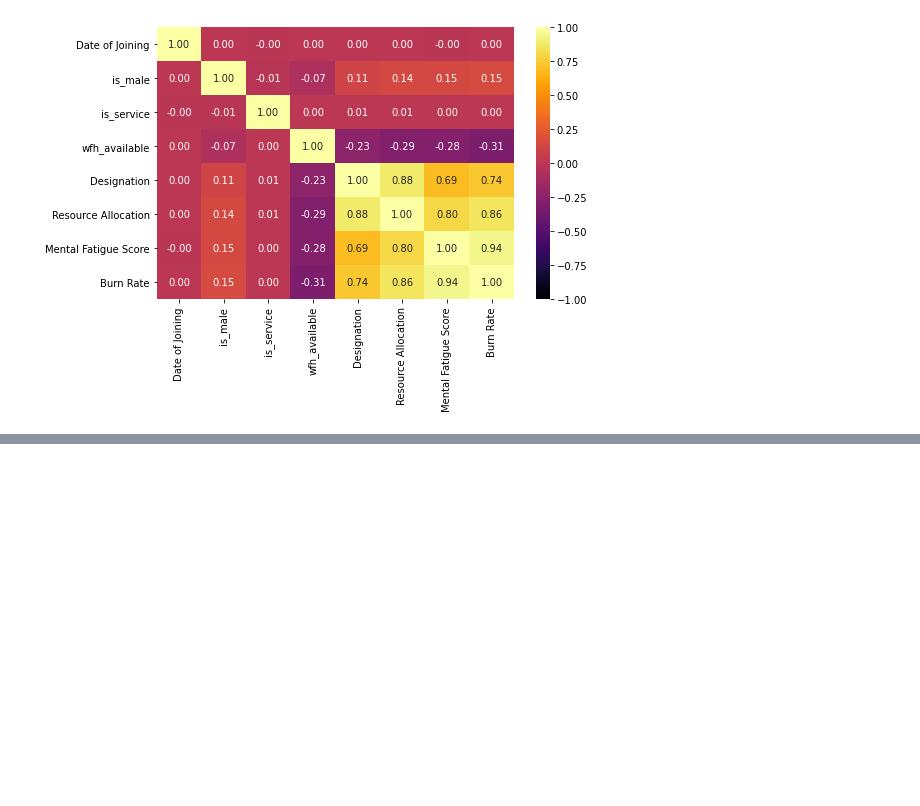
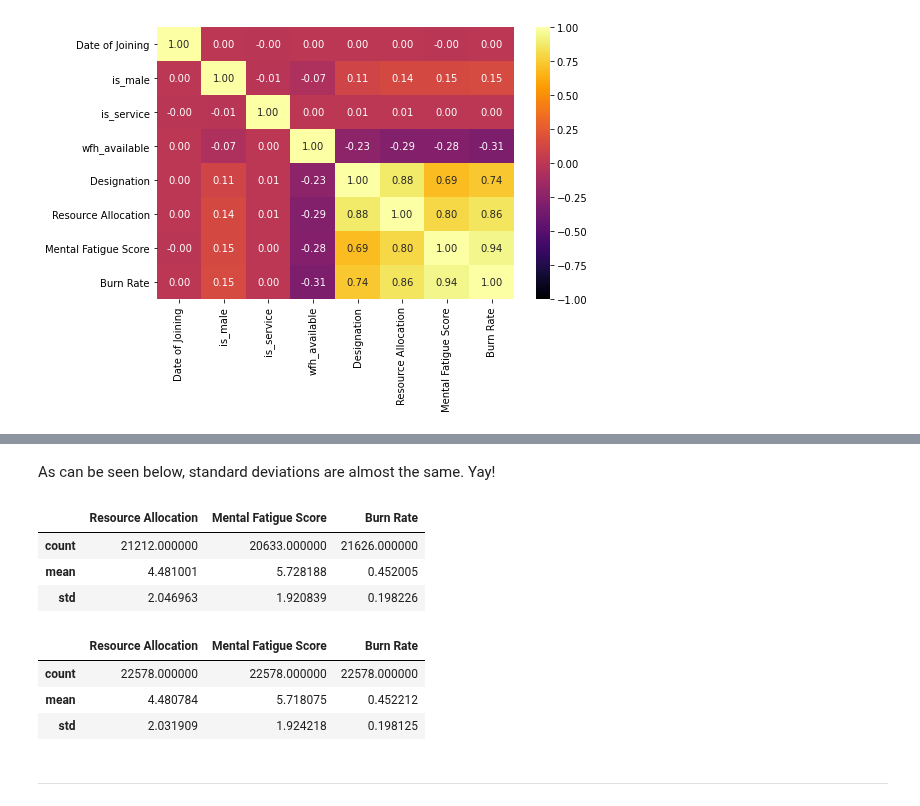
Before and after one commit to gulmert89/bootcamp_files, a Jupyter notebook: burning_out.ipynb, the cells around one changed output, grey strips where cells are left out. Drawn from its saved outputs; the diff is of its cells as text; code cells hidden in the pictures; blank space fills up the shorter version.

```diff
--- a/burning_out.ipynb
+++ b/burning_out.ipynb
@@ -214,0 +378,9 @@ plt.show()
+# %%
+for i in range(6):    # 0 to 5, Designation values
+    mean_value = train["Resource Allocation"][train["Designation"]==i].mean()
+
+    # condition: "Designation" == i AND "Resource Allocation" is NaN
+    condition = (train["Designation"]==i) & (train["Resource Allocation"].isna())
+
+    # all NaN values are converted to mean values:
+    train.loc[condition, "Resource Allocation"] = mean_value
@@ -215,3 +401,21 @@ plt.show()
+# %% [markdown]
+As can be seen below, standard deviations are almost the same. Yay!
+# %%
+describe_botox = train.describe()
+
+display(describe_original.iloc[:3, -3:])
+display(describe_botox.iloc[:3, -3:])
+# %% [output]
+|  | Resource Allocation | Mental Fatigue Score | Burn Rate |
+| count | 21212.000000 | 20633.000000 | 21626.000000 |
+| mean | 4.481001 | 5.728188 | 0.452005 |
+| std | 2.046963 | 1.920839 | 0.198226 |
+|  | Resource Allocation | Mental Fatigue Score | Burn Rate |
+| count | 22578.000000 | 22578.000000 | 22578.000000 |
+| mean | 4.480784 | 5.718075 | 0.452212 |
+| std | 2.031909 | 1.924218 | 0.198125 |
+# %% [markdown]
+***
 # %%
 """profile = ProfileReport(train, title="Profiling Report", explorative=True)
 # profile.to_file("./burning_out_report.html")
```
Also changed, not shown: parts of 27 cells of this notebook.
